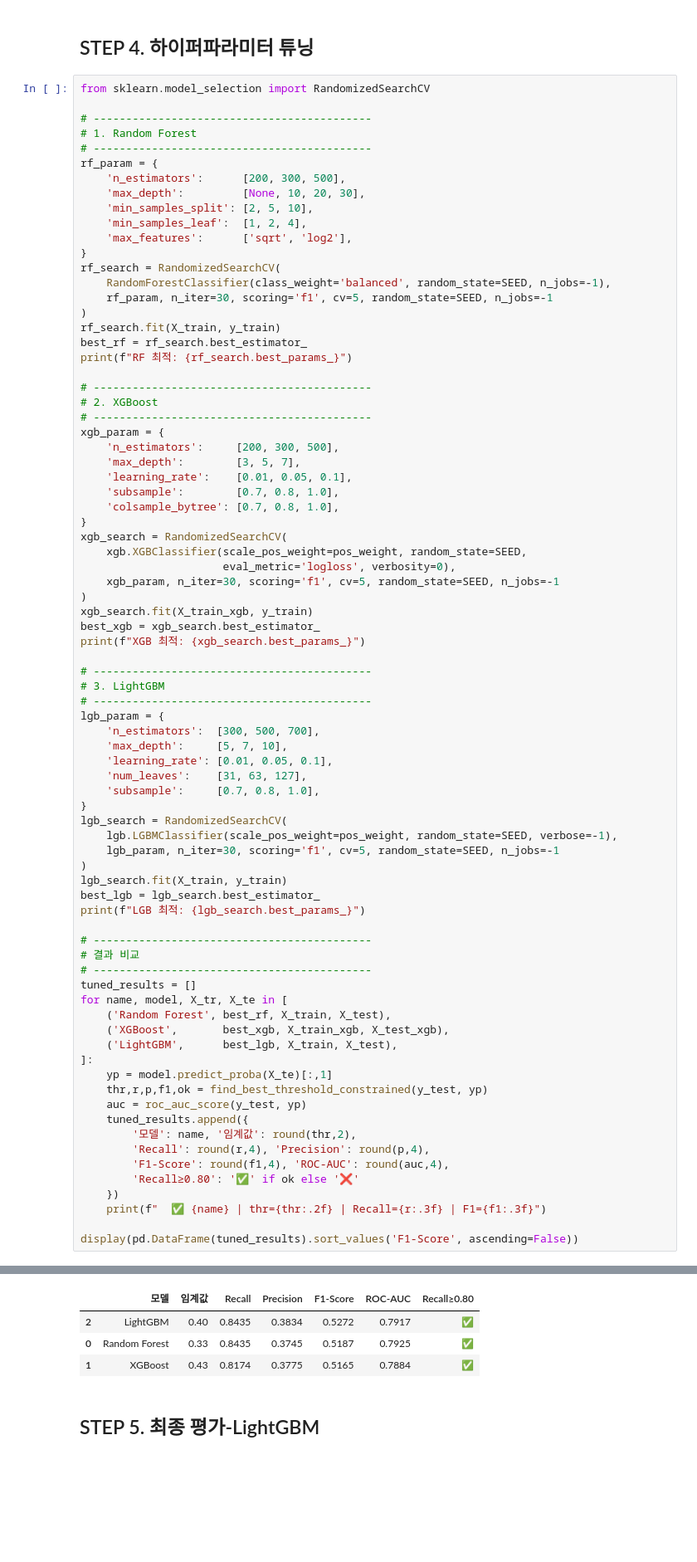
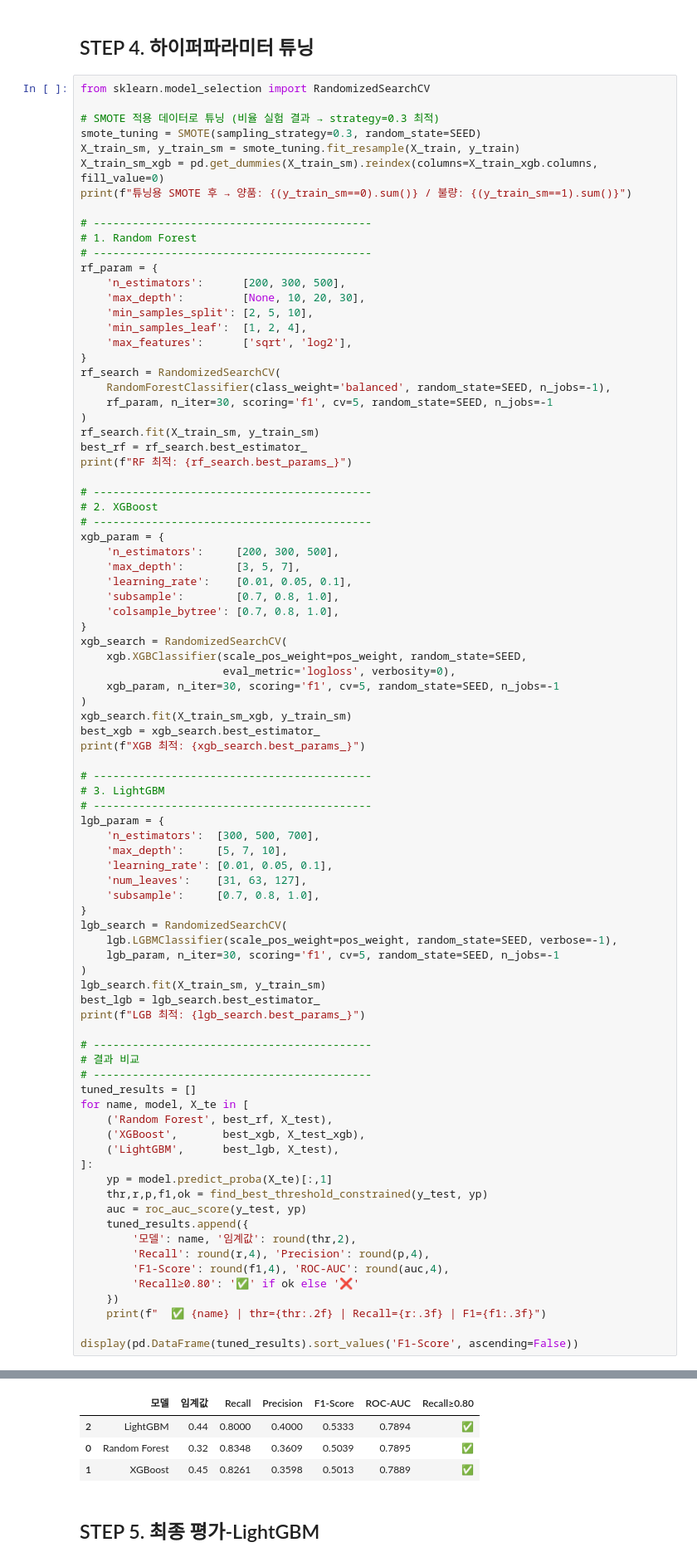
Before and after one commit to heeso0908/hotsix, a Jupyter notebook: notebooks/지소윤/모델링.ipynb, the cells around one changed output, grey strips where cells are left out. Shown at 83% size. Drawn from its saved outputs; the diff is of its cells as text; blank space fills up the shorter version.

```diff
--- a/notebooks/지소윤/모델링.ipynb
+++ b/notebooks/지소윤/모델링.ipynb
@@ -325,6 +325,12 @@ for s in strategies:
 ## STEP 4. 하이퍼파라미터 튜닝
 # %%
 from sklearn.model_selection import RandomizedSearchCV
+
+# SMOTE 적용 데이터로 튜닝 (비율 실험 결과 → strategy=0.3 최적)
+smote_tuning = SMOTE(sampling_strategy=0.3, random_state=SEED)
+X_train_sm, y_train_sm = smote_tuning.fit_resample(X_train, y_train)
+X_train_sm_xgb = pd.get_dummies(X_train_sm).reindex(columns=X_train_xgb.columns, fill_value=0)
+print(f"튜닝용 SMOTE 후 → 양품: {(y_train_sm==0).sum()} / 불량: {(y_train_sm==1).sum()}")
 
 # -------------------------------------------
 # 1. Random Forest
@@ -340,7 +346,7 @@ rf_search = RandomizedSearchCV(
     RandomForestClassifier(class_weight='balanced', random_state=SEED, n_jobs=-1),
     rf_param, n_iter=30, scoring='f1', cv=5, random_state=SEED, n_jobs=-1
 )
-rf_search.fit(X_train, y_train)
+rf_search.fit(X_train_sm, y_train_sm)
 best_rf = rf_search.best_estimator_
 print(f"RF 최적: {rf_search.best_params_}")
 
@@ -359,7 +365,7 @@ xgb_search = RandomizedSearchCV(
                       eval_metric='logloss', verbosity=0),
     xgb_param, n_iter=30, scoring='f1', cv=5, random_state=SEED, n_jobs=-1
 )
-xgb_search.fit(X_train_xgb, y_train)
+xgb_search.fit(X_train_sm_xgb, y_train_sm)
 best_xgb = xgb_search.best_estimator_
 print(f"XGB 최적: {xgb_search.best_params_}")
 
@@ -377,7 +383,7 @@ lgb_search = RandomizedSearchCV(
     lgb.LGBMClassifier(scale_pos_weight=pos_weight, random_state=SEED, verbose=-1),
     lgb_param, n_iter=30, scoring='f1', cv=5, random_state=SEED, n_jobs=-1
 )
-lgb_search.fit(X_train, y_train)
+lgb_search.fit(X_train_sm, y_train_sm)
 best_lgb = lgb_search.best_estimator_
 print(f"LGB 최적: {lgb_search.best_params_}")
 
@@ -385,10 +391,10 @@ print(f"LGB 최적: {lgb_search.best_params_}")
 # 결과 비교
 # -------------------------------------------
 tuned_results = []
-for name, model, X_tr, X_te in [
-    ('Random Forest', best_rf, X_train, X_test),
-    ('XGBoost',       best_xgb, X_train_xgb, X_test_xgb),
-    ('LightGBM',      best_lgb, X_train, X_test),
+for name, model, X_te in [
+    ('Random Forest', best_rf, X_test),
+    ('XGBoost',       best_xgb, X_test_xgb),
+    ('LightGBM',      best_lgb, X_test),
 ]:
     yp = model.predict_proba(X_te)[:,1]
     thr,r,p,f1,ok = find_best_threshold_constrained(y_test, yp)
@@ -412,7 +419,7 @@ LGB 최적: {'subsample': 0.7, 'num_leaves': 127, 'n_estimators': 300, 'max_dept
 |  | 모델 | 임계값 | Recall | Precision | F1-Score | ROC-AUC | Recall≥0.80 |
-| 2 | LightGBM | 0.40 | 0.8435 | 0.3834 | 0.5272 | 0.7917 | ✅ |
-| 0 | Random Forest | 0.33 | 0.8435 | 0.3745 | 0.5187 | 0.7925 | ✅ |
-| 1 | XGBoost | 0.43 | 0.8174 | 0.3775 | 0.5165 | 0.7884 | ✅ |
+| 2 | LightGBM | 0.44 | 0.8000 | 0.4000 | 0.5333 | 0.7894 | ✅ |
+| 0 | Random Forest | 0.32 | 0.8348 | 0.3609 | 0.5039 | 0.7895 | ✅ |
+| 1 | XGBoost | 0.45 | 0.8261 | 0.3598 | 0.5013 | 0.7889 | ✅ |
 # %% [markdown]
 ## STEP 5. 최종 평가-LightGBM
 # %%
```
Also changed, not shown: parts of 4 cells of this notebook, 1 other file.
